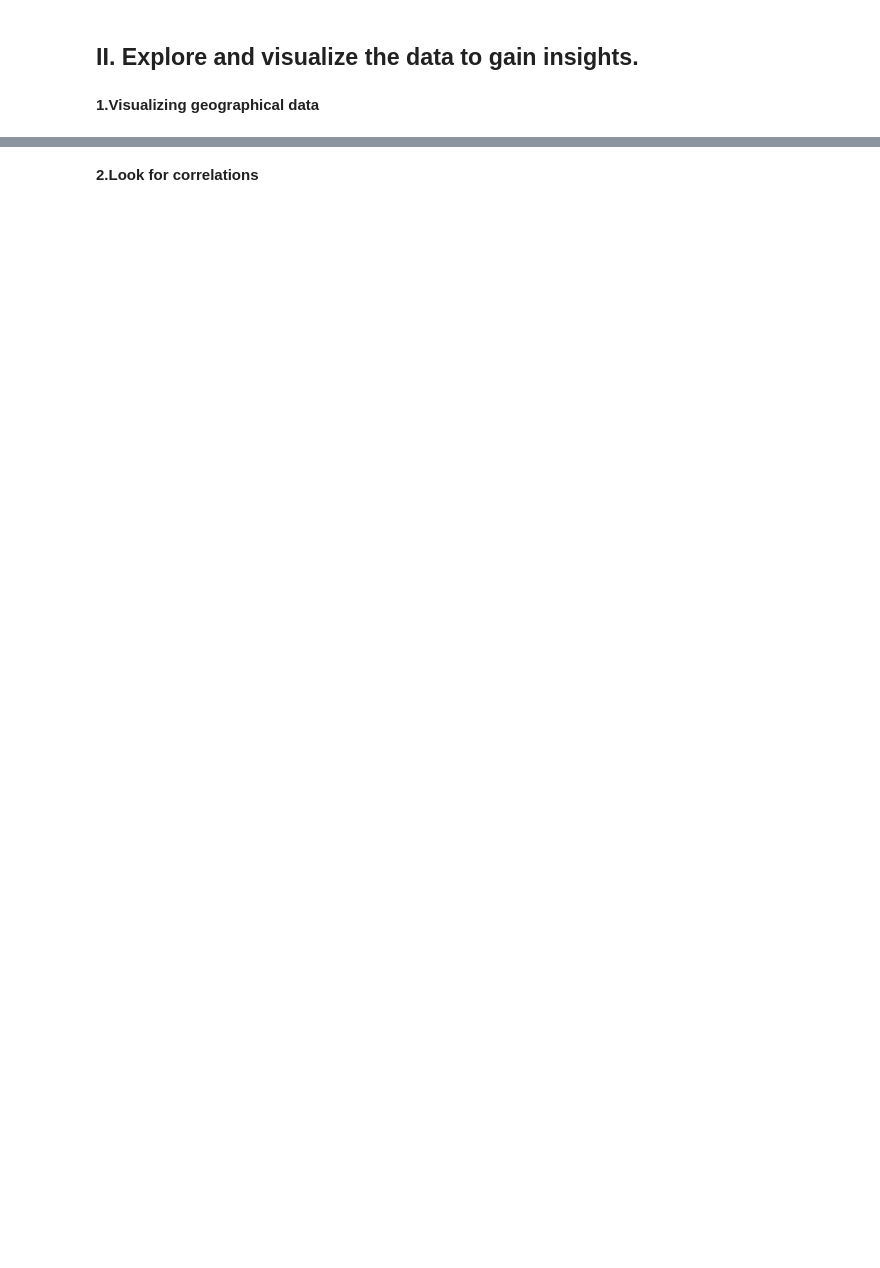
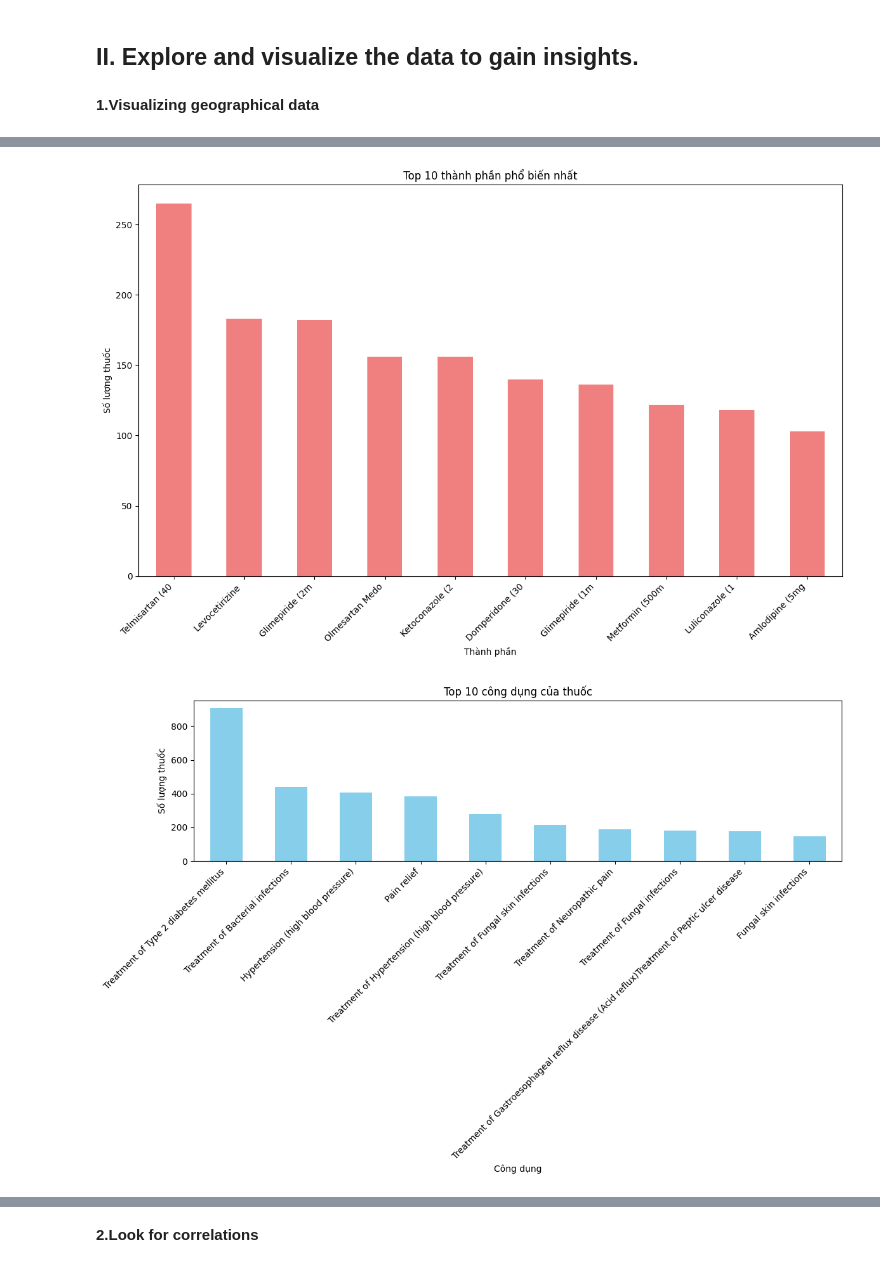
Before and after one commit to vanquyen607/MachineLearning, a Jupyter notebook: MLearning.ipynb, the cells around one changed output, grey strips where cells are left out. Cells and saved outputs as stored; diff of their text form; code cells hidden in the pictures; blank space fills up the shorter version.

```diff
--- a/MLearning.ipynb
+++ b/MLearning.ipynb
@@ -100,0 +146,54 @@ X_train, X_test, y_train, y_test = train_test_split(X, y, test_size=0.2, random_
+# %%
+import matplotlib.pyplot as plt
+import seaborn as sns
+
+# Vẽ biểu đồ cột cho thành phần phổ biến nhất
+plt.figure(figsize=(12, 8))
+Medicine_Details['Composition'].value_counts().head(10).plot(kind='bar', color='lightcoral')
+plt.title('Top 10 thành phần phổ biến nhất')
+plt.xlabel('Thành phần')
+plt.ylabel('Số lượng thuốc')
+plt.xticks(rotation=45, ha='right')  # Xoay và căn chỉnh chữ
+plt.tight_layout()
+plt.show()
+
+# Vẽ biểu đồ cột cho công dụng thuốc
+plt.figure(figsize=(12, 8))
+Medicine_Details['Uses'].value_counts().head(10).plot(kind='bar', color='skyblue')
+plt.title('Top 10 công dụng của thuốc')
+plt.xlabel('Công dụng')
+plt.ylabel('Số lượng thuốc')
+plt.xticks(rotation=45, ha='right')  # Xoay và căn chỉnh chữ
+plt.tight_layout()
+plt.show()
+
+# Vẽ biểu đồ cột cho tác dụng phụ phổ biến nhất
+plt.figure(figsize=(12, 8))
+Medicine_Details['Side_effects'].value_counts().head(10).plot(kind='bar', color='orange')
+plt.title('Top 10 tác dụng phụ phổ biến nhất')
+plt.xlabel('Tác dụng phụ')
+plt.ylabel('Số lượng thuốc')
+plt.xticks(rotation=45, ha='right')  # Xoay và căn chỉnh chữ
+plt.tight_layout()
+plt.show()
+
+# Vẽ biểu đồ cột cho các nhà sản xuất phổ biến
+plt.figure(figsize=(12, 8))
+Medicine_Details['Manufacturer'].value_counts().head(10).plot(kind='bar', color='lightgreen')
+plt.title('Top 10 nhà sản xuất có nhiều thuốc nhất')
+plt.xlabel('Nhà sản xuất')
+plt.ylabel('Số lượng thuốc')
+plt.xticks(rotation=45, ha='right')  # Xoay và căn chỉnh chữ
+plt.tight_layout()
+plt.show()
+
+# Vẽ boxplot cho phần trăm đánh giá
+plt.figure(figsize=(12, 8))
+sns.boxplot(data=Medicine_Details[['Excellent Review %', 'Average Review %', 'Poor Review %']])
+plt.title('Phân bố phần trăm đánh giá của các loại thuốc')
+plt.ylabel('Phần trăm')
+plt.tight_layout()
+plt.show()
+# %% [output]
+[figure, added]
+[figure, added]
```
Also changed, not shown: parts of 10 cells of this notebook, 1 other file.
